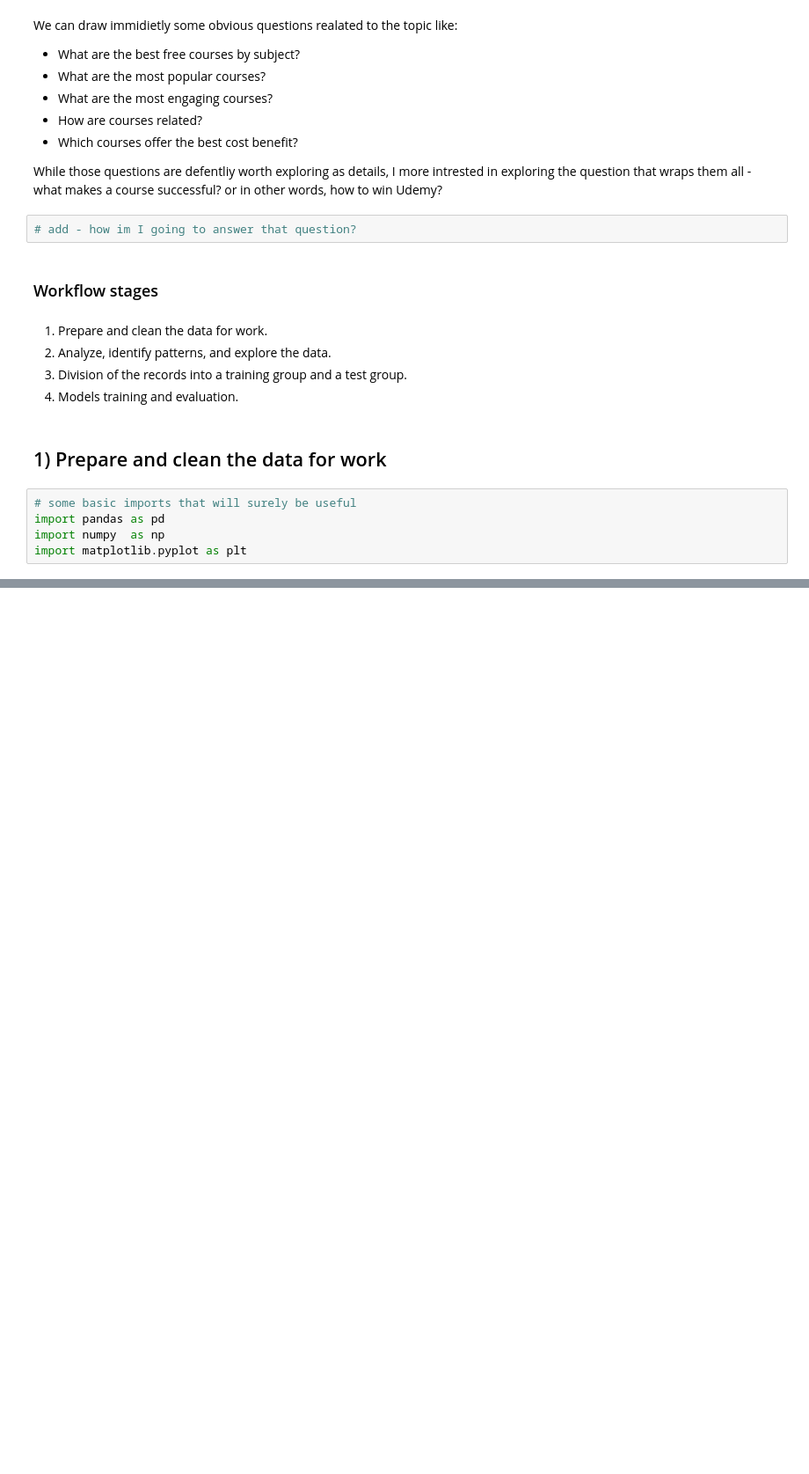
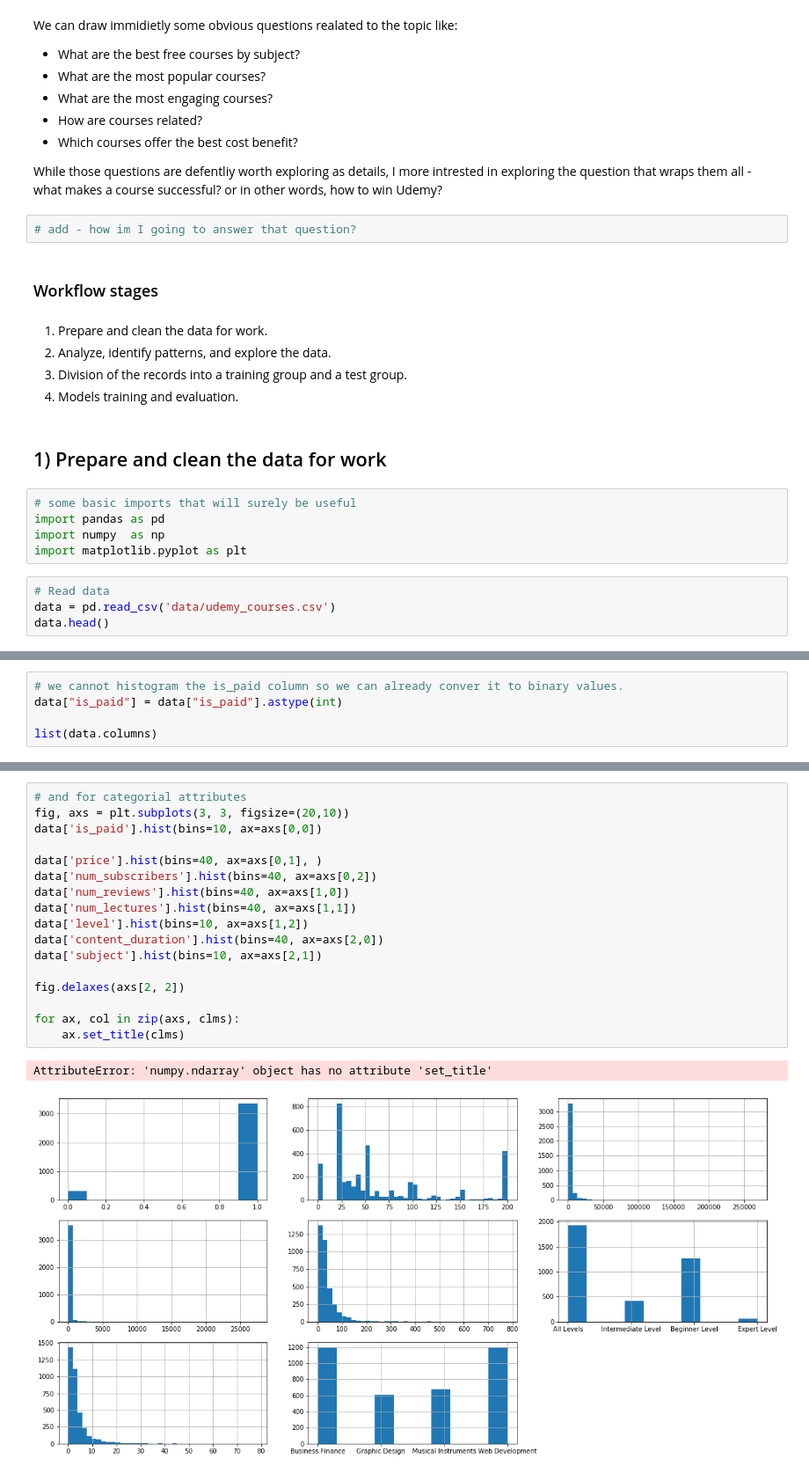
Before and after one commit to eelior/introduction-to-data-science-final-project, a Jupyter notebook: How to Win Udemy.ipynb, the cells around one changed output, grey strips where cells are left out. Shown: that part at 88% size. Saved outputs shown, nothing was run; the diff lists cells and outputs as text; blank space fills up the shorter version.

Commit message:
Basic Exploratory Of The Data - Quick Look at the Data Structure

```diff
--- a/How to Win Udemy.ipynb
+++ b/How to Win Udemy.ipynb
@@ -38,3 +39,7 @@ While those questions are defentliy worth exploring as details, I more intrested
 import pandas as pd
 import numpy  as np
 import matplotlib.pyplot as plt
+# %%
+# Read data
+data = pd.read_csv('data/udemy_courses.csv')
+data.head()
@@ -40,0 +134,5 @@ import matplotlib.pyplot as plt
+# %%
+# we cannot histogram the is_paid column so we can already conver it to binary values.
+data["is_paid"] = data["is_paid"].astype(int)
+
+list(data.columns)
@@ -40,0 +152,20 @@ import matplotlib.pyplot as plt
+# %%
+# and for categorial attributes
+fig, axs = plt.subplots(3, 3, figsize=(20,10))
+data['is_paid'].hist(bins=10, ax=axs[0,0])
+
+data['price'].hist(bins=40, ax=axs[0,1], )
+data['num_subscribers'].hist(bins=40, ax=axs[0,2])
+data['num_reviews'].hist(bins=40, ax=axs[1,0])
+data['num_lectures'].hist(bins=40, ax=axs[1,1])
+data['level'].hist(bins=10, ax=axs[1,2])
+data['content_duration'].hist(bins=40, ax=axs[2,0])
+data['subject'].hist(bins=10, ax=axs[2,1])
+
+fig.delaxes(axs[2, 2])
+
+for ax, col in zip(axs, clms):
+    ax.set_title(clms)
+# %% [output]
+AttributeError: 'numpy.ndarray' object has no attribute 'set_title'
+[figure, added]
```
Also changed, not shown: parts of 26 cells of this notebook, 1 other file.
